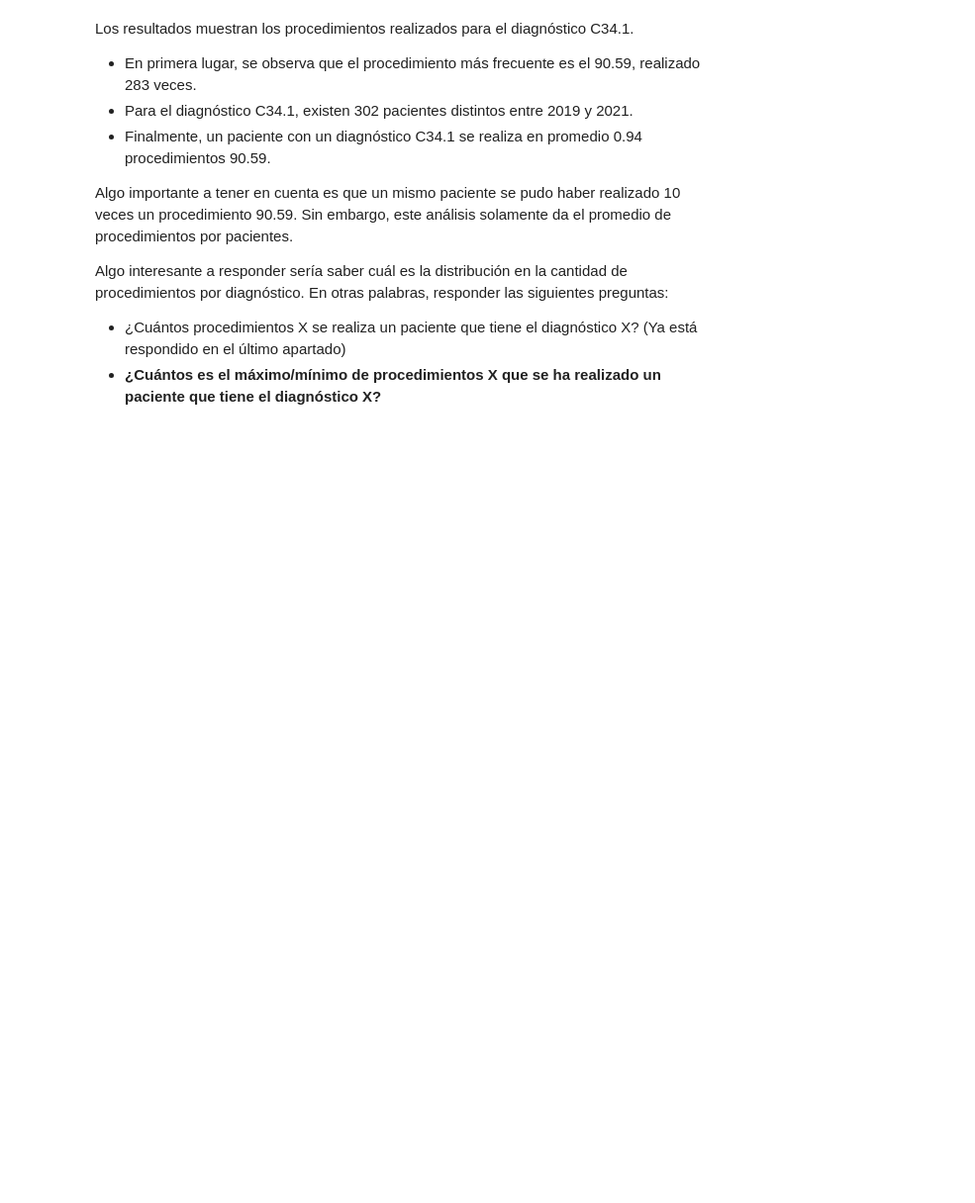
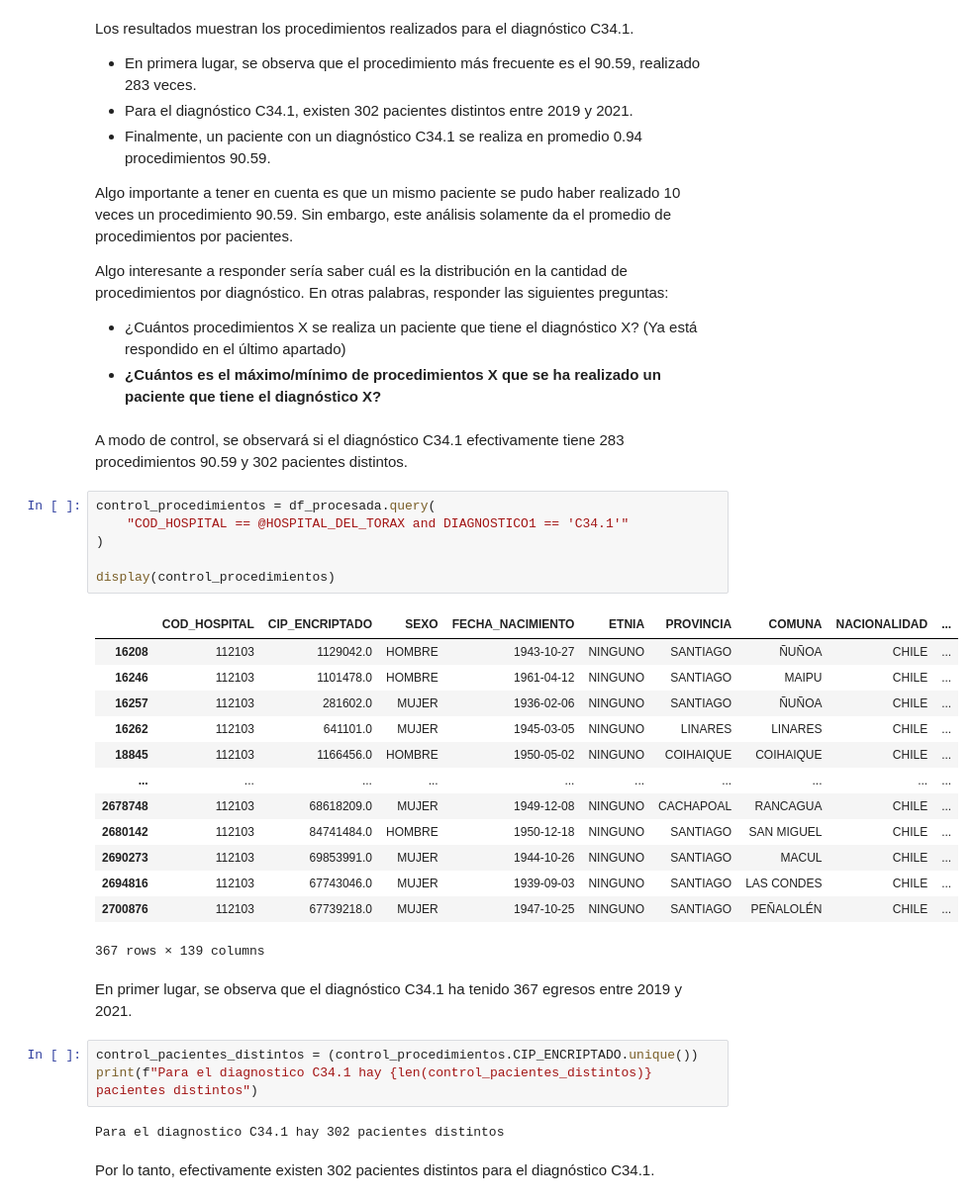
Before and after one commit to JavierRojas14/grd, a Jupyter notebook: notebooks/2.0-jrb-number-of-procedures-per-diagnosis.ipynb, the cells around one changed output. Shown at 99% size. Saved outputs shown, nothing was run; the diff lists cells and outputs as text; blank space fills up the shorter version.

Commit message:
Reporta 302 pacientes de C34.1

```diff
--- a/notebooks/2.0-jrb-number-of-procedures-per-diagnosis.ipynb
+++ b/notebooks/2.0-jrb-number-of-procedures-per-diagnosis.ipynb
@@ -543,3 +547,35 @@ por diagnóstico. En otras palabras, responder las siguientes preguntas:
 en el último apartado)
 - **¿Cuántos es el máximo/mínimo de procedimientos X que se ha realizado un paciente que tiene el
 diagnóstico X?**
+# %% [markdown]
+A modo de control, se observará si el diagnóstico C34.1 efectivamente tiene
+283 procedimientos 90.59 y 302 pacientes distintos.
+# %%
+control_procedimientos = df_procesada.query(
+    "COD_HOSPITAL == @HOSPITAL_DEL_TORAX and DIAGNOSTICO1 == 'C34.1'"
+)
+
+display(control_procedimientos)
+# %% [output]
+|  | COD_HOSPITAL | CIP_ENCRIPTADO | SEXO | FECHA_NACIMIENTO | ETNIA | PROVINCIA | COMUNA | NACIONALIDAD | ... |
+| 16208 | 112103 | 1129042.0 | HOMBRE | 1943-10-27 | NINGUNO | SANTIAGO | ÑUÑOA | CHILE | ... |
+| 16246 | 112103 | 1101478.0 | HOMBRE | 1961-04-12 | NINGUNO | SANTIAGO | MAIPU | CHILE | ... |
+| 16257 | 112103 | 281602.0 | MUJER | 1936-02-06 | NINGUNO | SANTIAGO | ÑUÑOA | CHILE | ... |
+| 16262 | 112103 | 641101.0 | MUJER | 1945-03-05 | NINGUNO | LINARES | LINARES | CHILE | ... |
+| 18845 | 112103 | 1166456.0 | HOMBRE | 1950-05-02 | NINGUNO | COIHAIQUE | COIHAIQUE | CHILE | ... |
+| ... | ... | ... | ... | ... | ... | ... | ... | ... | ... |
+| 2678748 | 112103 | 68618209.0 | MUJER | 1949-12-08 | NINGUNO | CACHAPOAL | RANCAGUA | CHILE | ... |
+| 2680142 | 112103 | 84741484.0 | HOMBRE | 1950-12-18 | NINGUNO | SANTIAGO | SAN MIGUEL | CHILE | ... |
+| 2690273 | 112103 | 69853991.0 | MUJER | 1944-10-26 | NINGUNO | SANTIAGO | MACUL | CHILE | ... |
+| 2694816 | 112103 | 67743046.0 | MUJER | 1939-09-03 | NINGUNO | SANTIAGO | LAS CONDES | CHILE | ... |
+| 2700876 | 112103 | 67739218.0 | MUJER | 1947-10-25 | NINGUNO | SANTIAGO | PEÑALOLÉN | CHILE | ... |
+367 rows × 139 columns
+# %% [markdown]
+En primer lugar, se observa que el diagnóstico C34.1 ha tenido 367 egresos entre 2019 y 2021.
+# %%
+control_pacientes_distintos = (control_procedimientos.CIP_ENCRIPTADO.unique())
+print(f"Para el diagnostico C34.1 hay {len(control_pacientes_distintos)} pacientes distintos")
+# %% [output]
+Para el diagnostico C34.1 hay 302 pacientes distintos
+# %% [markdown]
+Por lo tanto, efectivamente existen 302 pacientes distintos para el diagnóstico C34.1.
```
Also changed, not shown: parts of 1 cell of this notebook.
